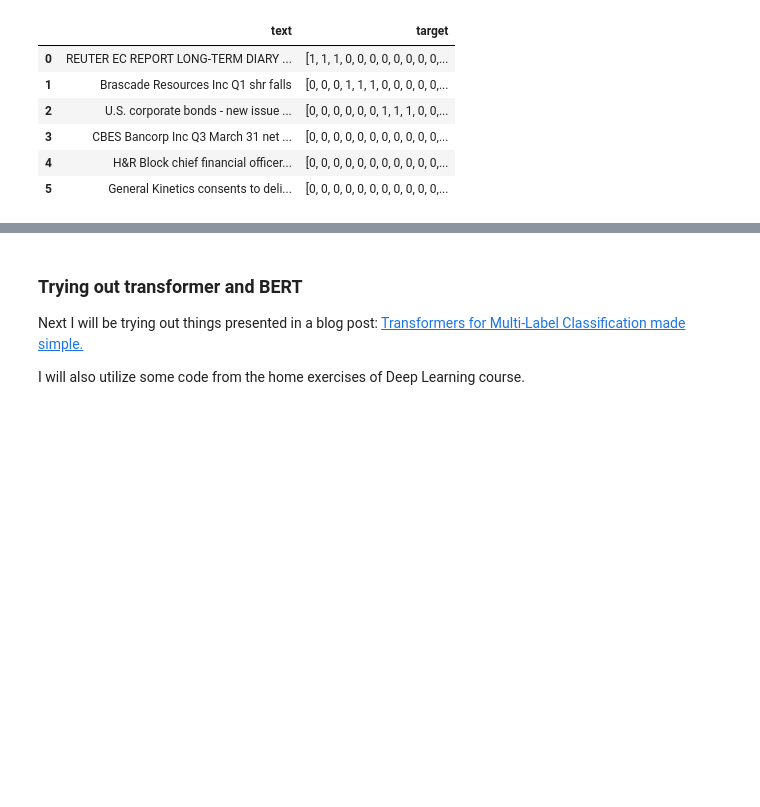
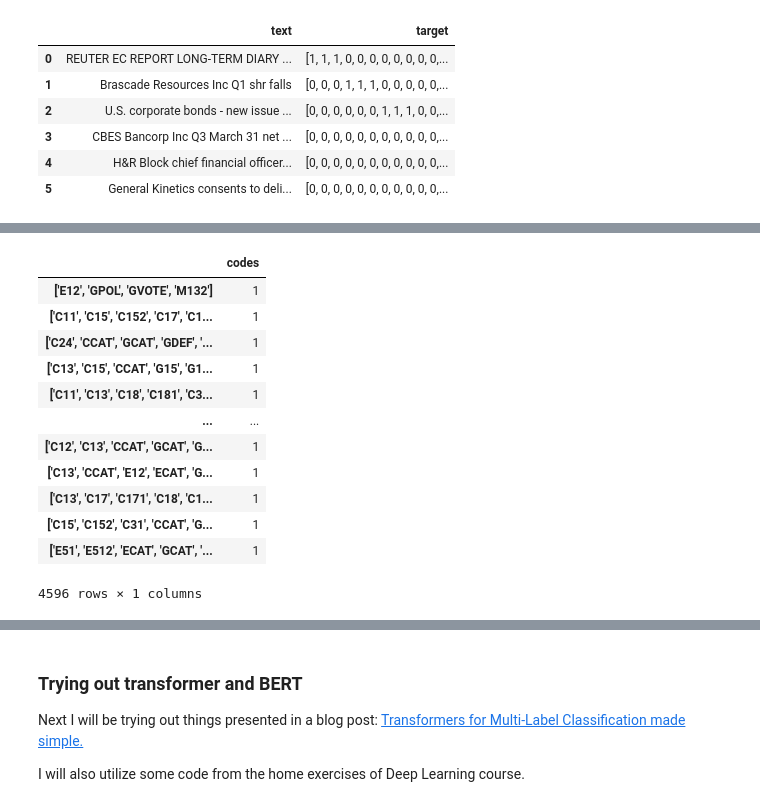
Before and after one commit to apndx/ReutersDocLabeler, a Jupyter notebook: notebooks/reuters-model-dev.ipynb, the cells around one changed output, grey strips where cells are left out. Cells and saved outputs as stored; diff of their text form; code cells hidden in the pictures; blank space fills up the shorter version.

```diff
--- a/notebooks/reuters-model-dev.ipynb
+++ b/notebooks/reuters-model-dev.ipynb
@@ -67,0 +159,16 @@ mini_texts
+# %%
+code_freq_df[code_freq_df['codes']==1]
+# %% [output]
+|  | codes |
+| ['E12', 'GPOL', 'GVOTE', 'M132'] | 1 |
+| ['C11', 'C15', 'C152', 'C17', 'C1... | 1 |
+| ['C24', 'CCAT', 'GCAT', 'GDEF', '... | 1 |
+| ['C13', 'C15', 'CCAT', 'G15', 'G1... | 1 |
+| ['C11', 'C13', 'C18', 'C181', 'C3... | 1 |
+| ... | ... |
+| ['C12', 'C13', 'CCAT', 'GCAT', 'G... | 1 |
+| ['C13', 'CCAT', 'E12', 'ECAT', 'G... | 1 |
+| ['C13', 'C17', 'C171', 'C18', 'C1... | 1 |
+| ['C15', 'C152', 'C31', 'CCAT', 'G... | 1 |
+| ['E51', 'E512', 'ECAT', 'GCAT', '... | 1 |
+4596 rows × 1 columns
```
Also changed, not shown: parts of 17 cells of this notebook, 1 other file.
